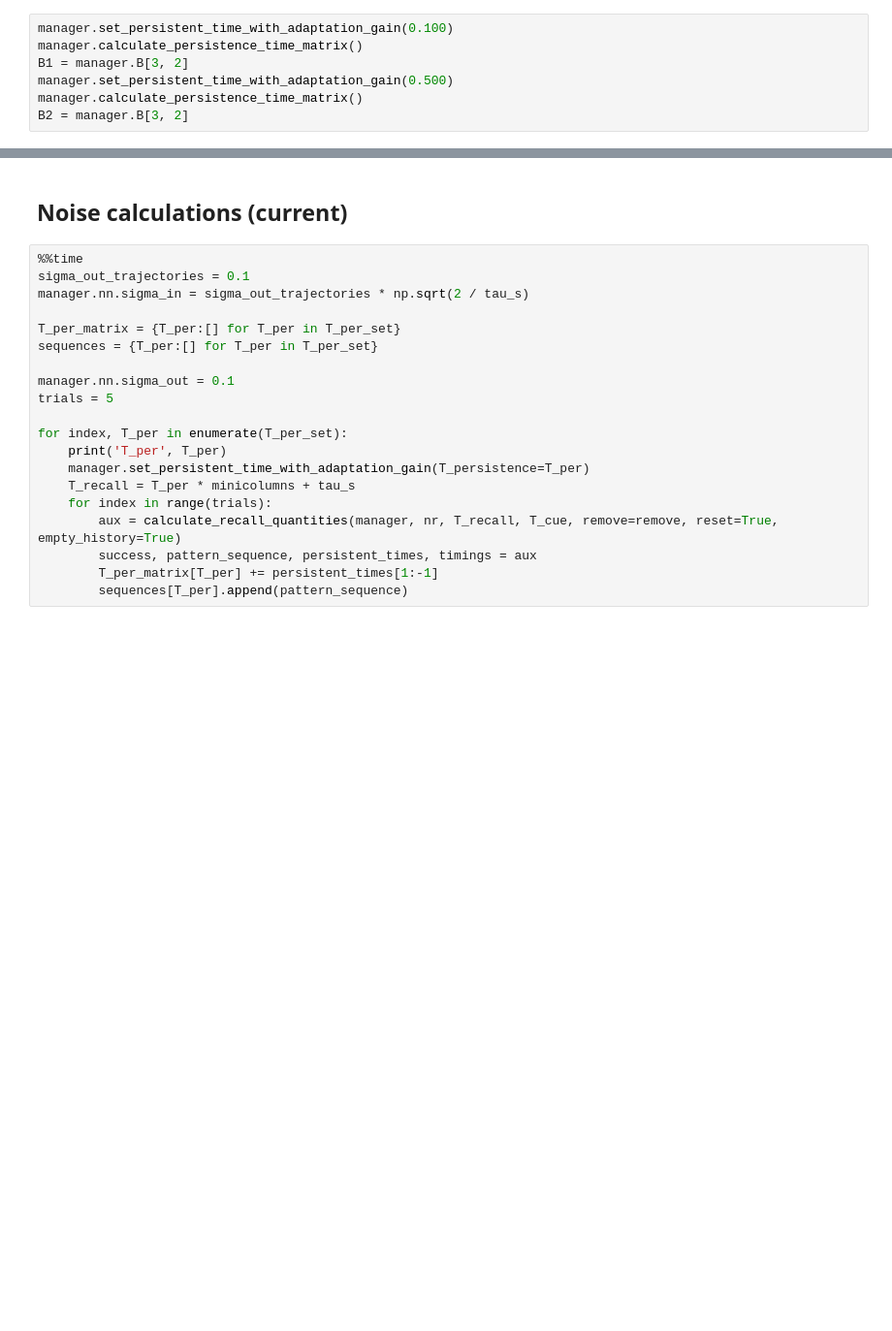
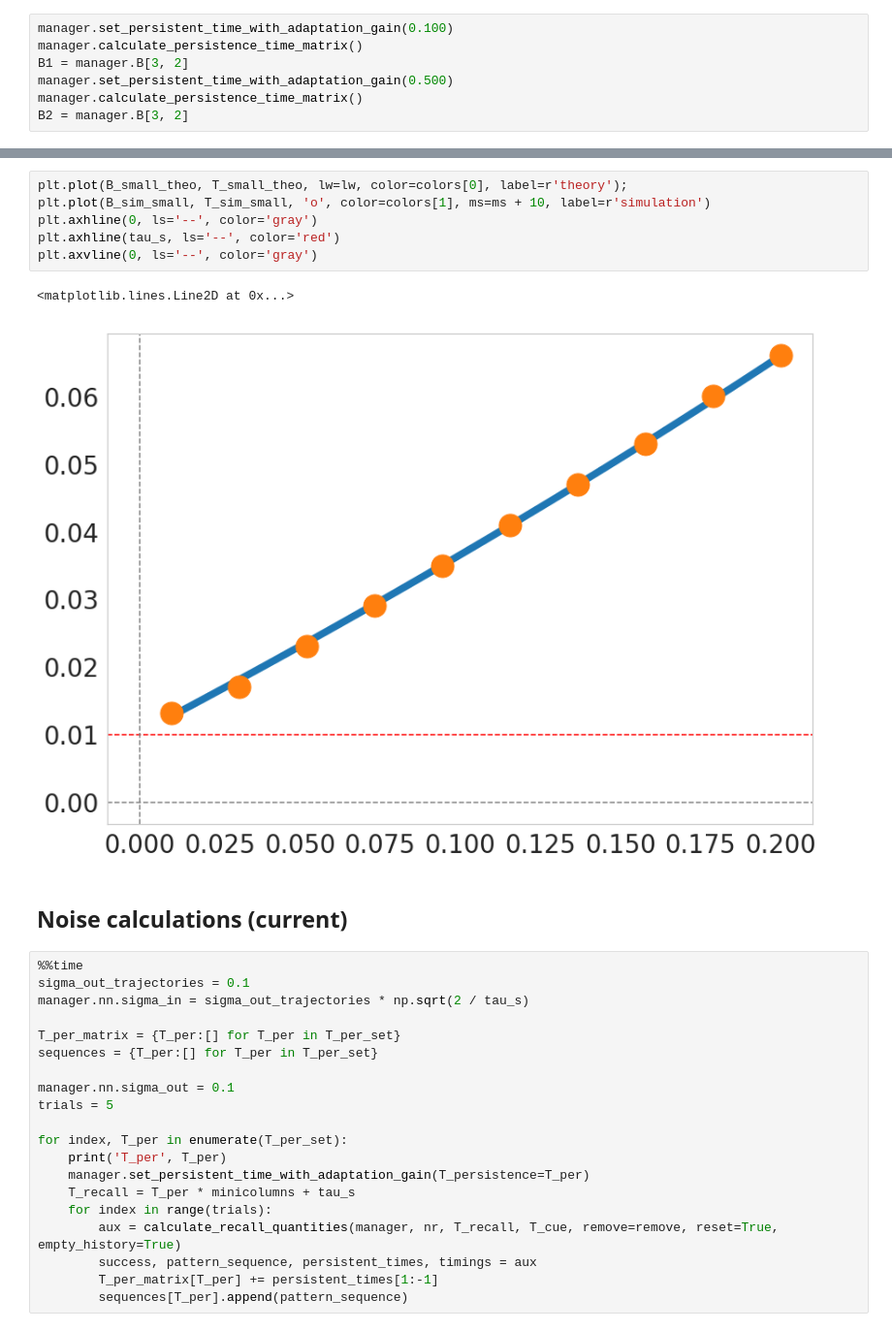
Before and after one commit to h-mayorquin/sequence_learning_paper, a Jupyter notebook: jupyter/2018-09-09(Scaling image).ipynb, the cells around one changed output, grey strips where cells are left out. Shown at 97% size. Cells and saved outputs as stored; diff of their text form; blank space fills up the shorter version.

```diff
--- a/jupyter/2018-09-09(Scaling image).ipynb
+++ b/jupyter/2018-09-09(Scaling image).ipynb
@@ -296,3 +332,12 @@ B2 = manager.B[3, 2]
+# %%
+plt.plot(B_small_theo, T_small_theo, lw=lw, color=colors[0], label=r'theory');
+plt.plot(B_sim_small, T_sim_small, 'o', color=colors[1], ms=ms + 10, label=r'simulation')
+plt.axhline(0, ls='--', color='gray')
+plt.axhline(tau_s, ls='--', color='red')
+plt.axvline(0, ls='--', color='gray')
+# %% [output]
+<matplotlib.lines.Line2D at 0x...>
+[figure, added]
 # %% [markdown]
 ## Noise calculations (current)
 # %%
```
Also changed, not shown: parts of 20 cells of this notebook, 12 other files.
